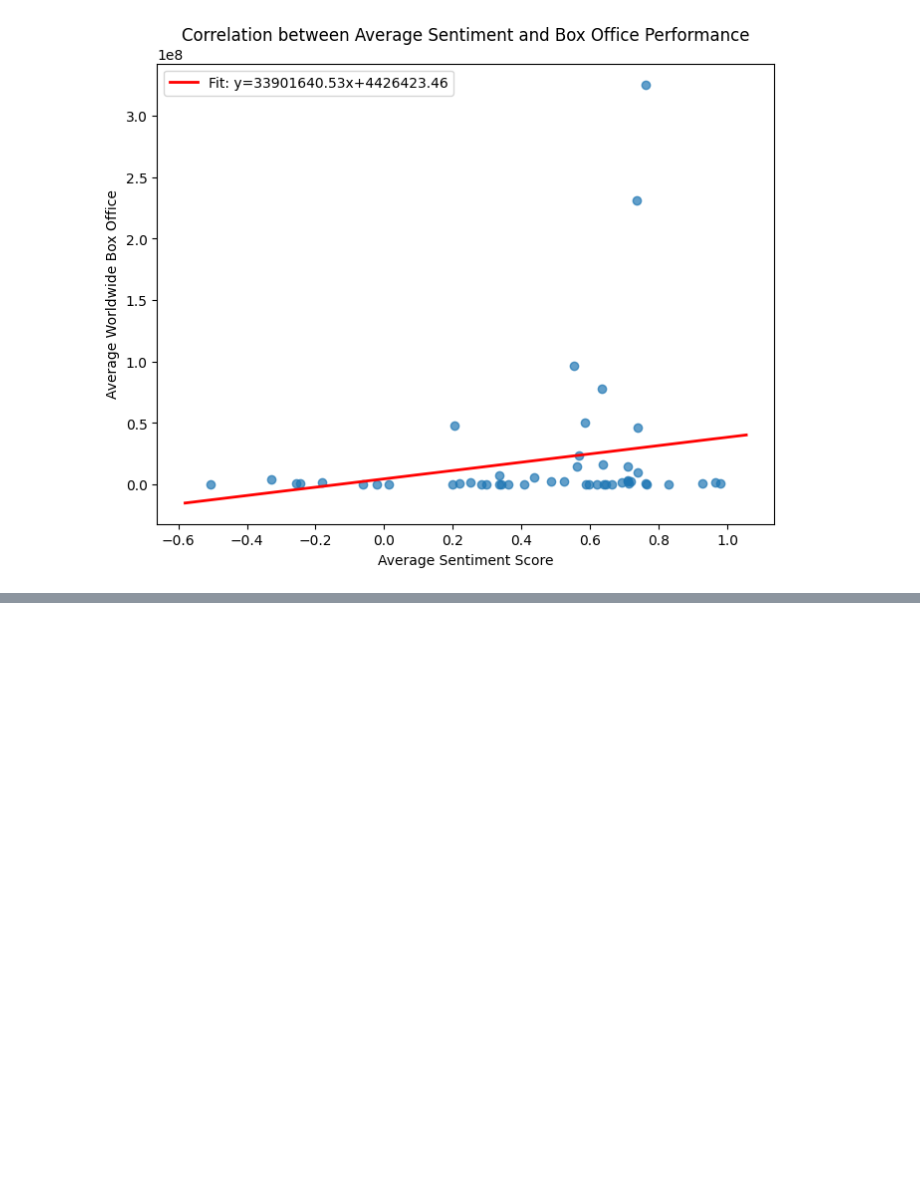
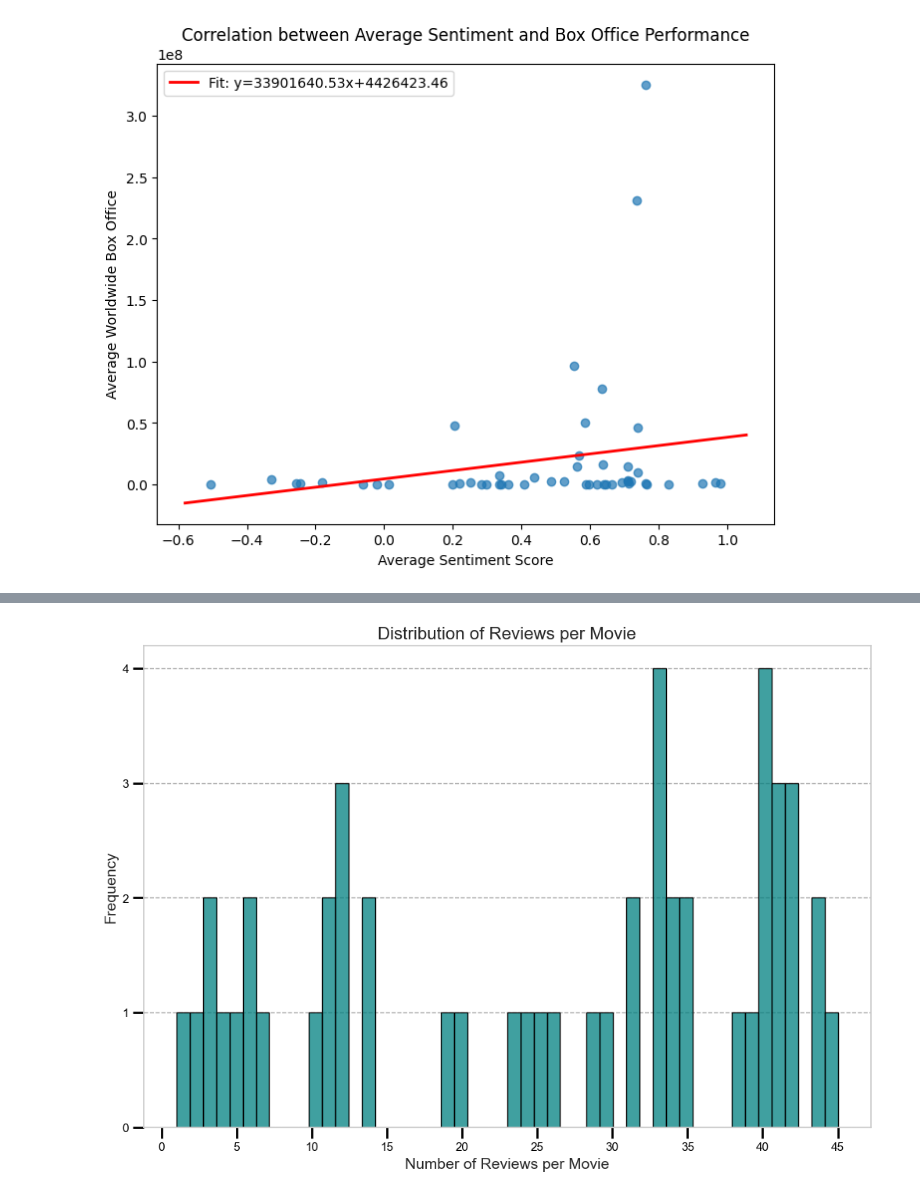
Before and after one commit to minutesB460/CDS_boxOfficePrediction, a Jupyter notebook: viz.ipynb, the cells around one changed output, grey strips where cells are left out. Drawn from its saved outputs; the diff is of its cells as text; code cells hidden in the pictures; blank space fills up the shorter version.

```diff
--- a/viz.ipynb
+++ b/viz.ipynb
@@ -172,0 +246,42 @@ Pearson Correlation Coefficient: 0.20669744980252702
+# %%
+import pandas as pd
+import seaborn as sns
+import matplotlib.pyplot as plt
+import matplotlib.ticker as ticker
+
+# Load the CSV file with sentiment scores and review data
+df = pd.read_csv("data/IMDb_Cleaned_Reviews_With_Sentiment.csv")
+
+# Group by "Movie ID" to count the number of reviews per movie
+review_counts = df.groupby("Movie ID").size().reset_index(name="Review Count")
+
+# Set the Seaborn style for a clean look
+sns.set(style="whitegrid")
+
+# Create a figure for the histogram
+plt.figure(figsize=(12, 8))
+ax = sns.histplot(data=review_counts, x="Review Count", bins=50, kde=False, color="teal", edgecolor="black")
+
+# Configure x-axis tick spacing (adjust the interval as needed)
+ax.xaxis.set_major_locator(ticker.MultipleLocator(5))
+
+# Ensure the y-axis uses integer tick values (no fractional ticks)
+ax.yaxis.set_major_locator(ticker.MaxNLocator(integer=True))
+
+# Customize tick parameters to make them visible and protruding
+ax.tick_params(axis='x', which='both', direction='out', length=10, width=2, colors='black', bottom=True)
+ax.tick_params(axis='y', which='both', direction='out', length=10, width=2, colors='black', left=True)
+
+# Remove vertical gridlines while keeping horizontal gridlines for reference
+ax.grid(axis='x', which='major', linestyle='', linewidth=0)
+ax.grid(axis='y', which='major', linestyle='--', color='gray', alpha=0.7)
+
+# Add titles and labels
+plt.title("Distribution of Reviews per Movie", fontsize=16)
+plt.xlabel("Number of Reviews per Movie", fontsize=14)
+plt.ylabel("Frequency", fontsize=14)
+
+# Display the plot
+plt.show()
+# %% [output]
+[figure, added]
```
Also changed, not shown: parts of 2 cells of this notebook.
